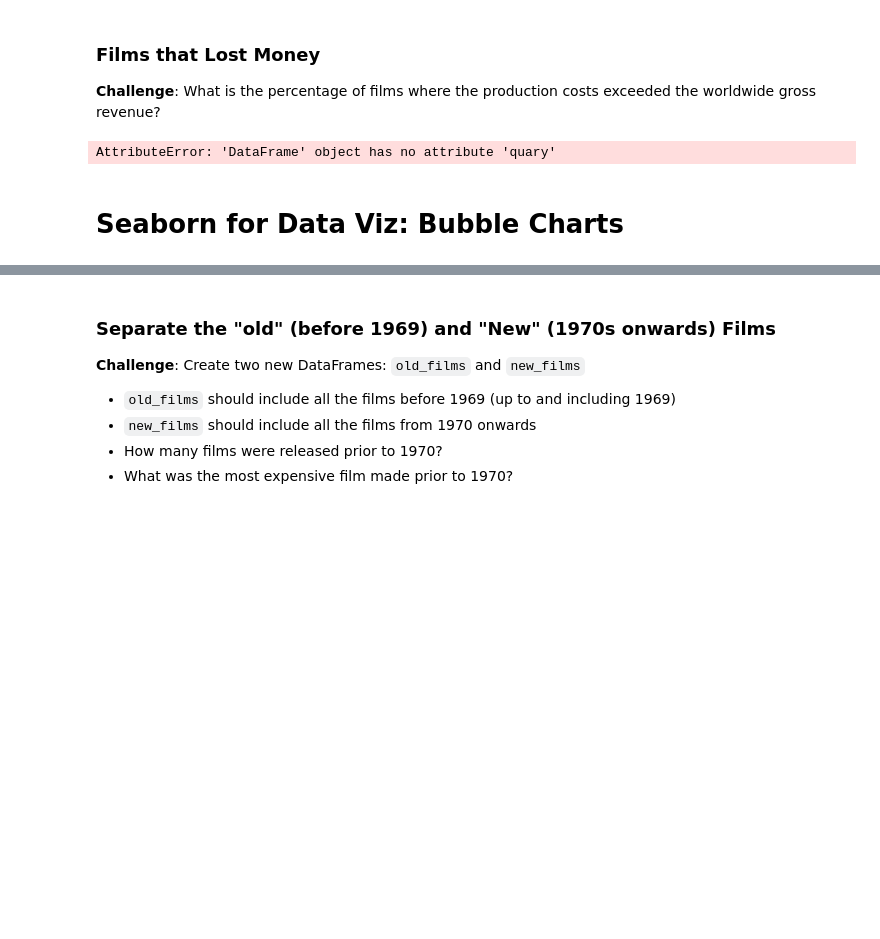
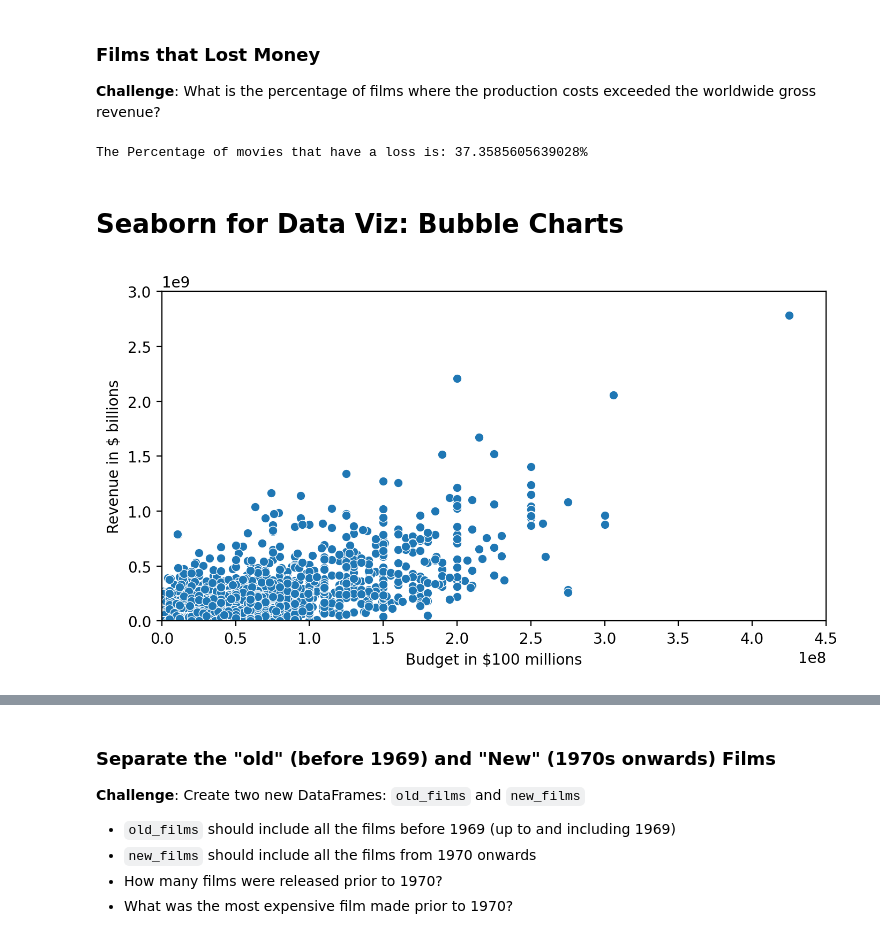
Before and after one commit to RafaelMoralesGallegos/100-days-of-Python, a Jupyter notebook: Day_78_Seaborn/Seaborn_and_Linear_Regression.ipynb, the cells around one changed output, grey strips where cells are left out. Cells and saved outputs as stored; diff of their text form; code cells hidden in the pictures; blank space fills up the shorter version.

```diff
--- a/Day_78_Seaborn/Seaborn_and_Linear_Regression.ipynb
+++ b/Day_78_Seaborn/Seaborn_and_Linear_Regression.ipynb
@@ -233,9 +234,23 @@ print(data_clean.shape)
 
 **Challenge**:
 What is the percentage of films where the production costs exceeded the worldwide gross revenue?
-# %%
-movie_loss = data.query('USD_Worldwide_Gross < USD_Production_Budget')
-# %% [output]
-AttributeError: 'DataFrame' object has no attribute 'quary'
+# %%
+movie_loss = data.query('USD_Worldwide_Gross < USD_Production_Budget')
+percente_loss = movie_loss.shape[0]/data.shape[0]
+print(f"The Percentage of movies that have a loss is: {percente_loss*100}%")
+# %% [output]
+The Percentage of movies that have a loss is: 37.3585605639028%
 # %% [markdown]
 # Seaborn for Data Viz: Bubble Charts
+# %%
+plt.figure(figsize=(8, 4), dpi=200)
+ax = sns.scatterplot(data=data_clean, x='USD_Production_Budget', y='USD_Worldwide_Gross')
+
+ax.set(ylim=(0, 3000000000),
+       xlim=(0, 450000000),
+       ylabel='Revenue in $ billions',
+       xlabel='Budget in $100 millions')
+
+plt.show()
+# %% [output]
+[figure, added]
```
Also changed, not shown: parts of 4 cells of this notebook.
